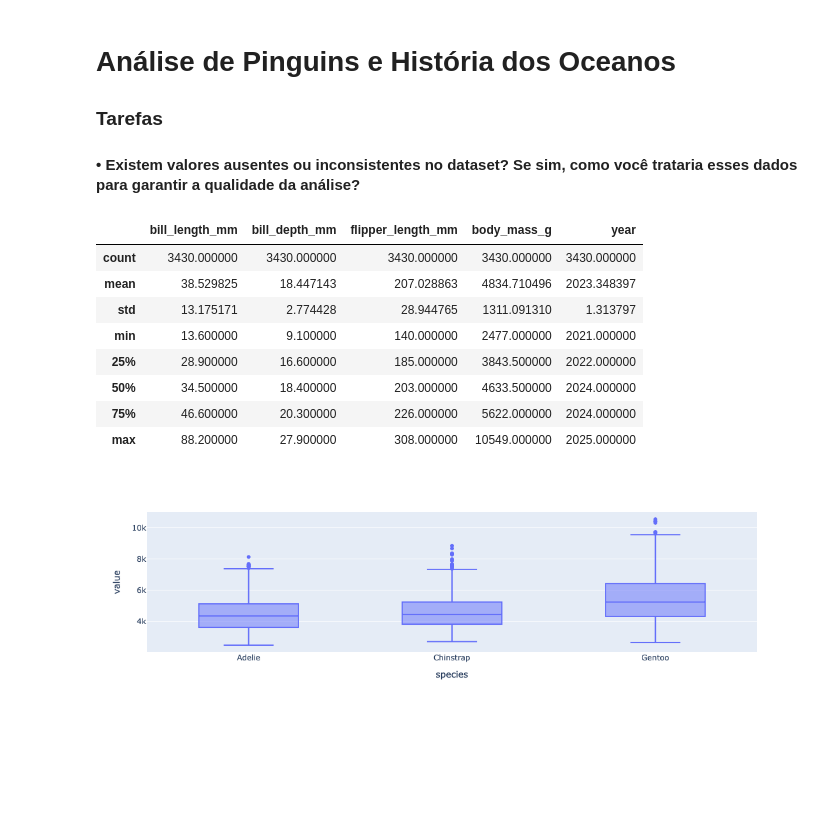
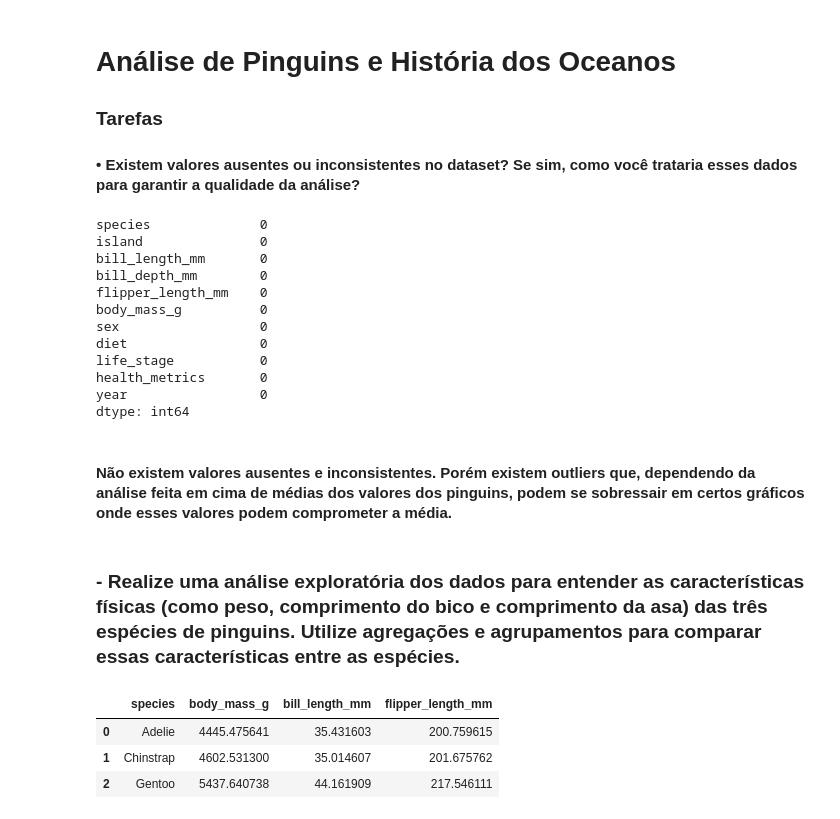
Before and after one commit to srtjazz/gc-python-2024, a Jupyter notebook: aula_08/exercicio_19/exercicio_19.ipynb, the cells around one changed output. Drawn from its saved outputs; the diff is of its cells as text; code cells hidden in the pictures; blank space fills up the shorter version.

```diff
--- a/aula_08/exercicio_19/exercicio_19.ipynb
+++ b/aula_08/exercicio_19/exercicio_19.ipynb
@@ -29,18 +29,34 @@ penguins_df
 ### Tarefas
 #### • Existem valores ausentes ou inconsistentes no dataset? Se sim, como você trataria esses dados para garantir a qualidade da análise?
 # %%
-penguins_df.describe()
+penguins_df.isnull().sum()
 # %% [output]
-|  | bill_length_mm | bill_depth_mm | flipper_length_mm | body_mass_g | year |
-| count | 3430.000000 | 3430.000000 | 3430.000000 | 3430.000000 | 3430.000000 |
-| mean | 38.529825 | 18.447143 | 207.028863 | 4834.710496 | 2023.348397 |
-| std | 13.175171 | 2.774428 | 28.944765 | 1311.091310 | 1.313797 |
-| min | 13.600000 | 9.100000 | 140.000000 | 2477.000000 | 2021.000000 |
-| 25% | 28.900000 | 16.600000 | 185.000000 | 3843.500000 | 2022.000000 |
-| 50% | 34.500000 | 18.400000 | 203.000000 | 4633.500000 | 2024.000000 |
-| 75% | 46.600000 | 20.300000 | 226.000000 | 5622.000000 | 2024.000000 |
-| max | 88.200000 | 27.900000 | 308.000000 | 10549.000000 | 2025.000000 |
+species              0
+island               0
+bill_length_mm       0
+bill_depth_mm        0
+flipper_length_mm    0
+body_mass_g          0
+sex                  0
+diet                 0
+life_stage           0
+health_metrics       0
+year                 0
+dtype: int64
+# %% [markdown]
+#### Não existem valores ausentes e inconsistentes. Porém existem outliers que, dependendo da análise feita em cima de médias dos valores dos pinguins, podem se sobressair em certos gráficos onde esses valores podem comprometer a média.
+# %% [markdown]
+### - Realize uma análise exploratória dos dados para entender as características físicas (como peso, comprimento do bico e comprimento da asa) das três espécies de pinguins. Utilize agregações e agrupamentos para comparar essas características entre as espécies.
 # %%
-px.box(penguins_df, x='species', y=['body_mass_g'])
+df_agg = penguins_df.groupby('species').agg({
+    'body_mass_g': 'mean',
+    'bill_length_mm': 'mean',
+    'flipper_length_mm': 'mean'
+}).reset_index()
+
+df_agg
 # %% [output]
-[figure, removed]
+|  | species | body_mass_g | bill_length_mm | flipper_length_mm |
+| 0 | Adelie | 4445.475641 | 35.431603 | 200.759615 |
+| 1 | Chinstrap | 4602.531300 | 35.014607 | 201.675762 |
+| 2 | Gentoo | 5437.640738 | 44.161909 | 217.546111 |
```
Also changed, not shown: parts of 6 cells of this notebook.
